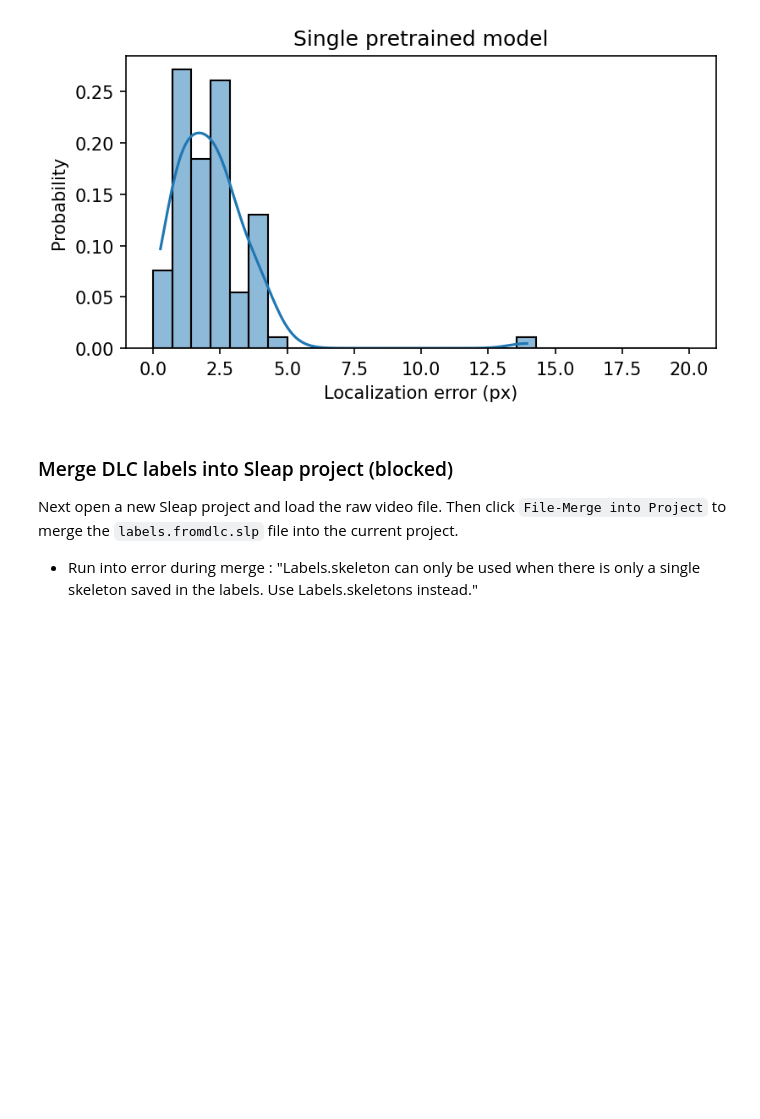
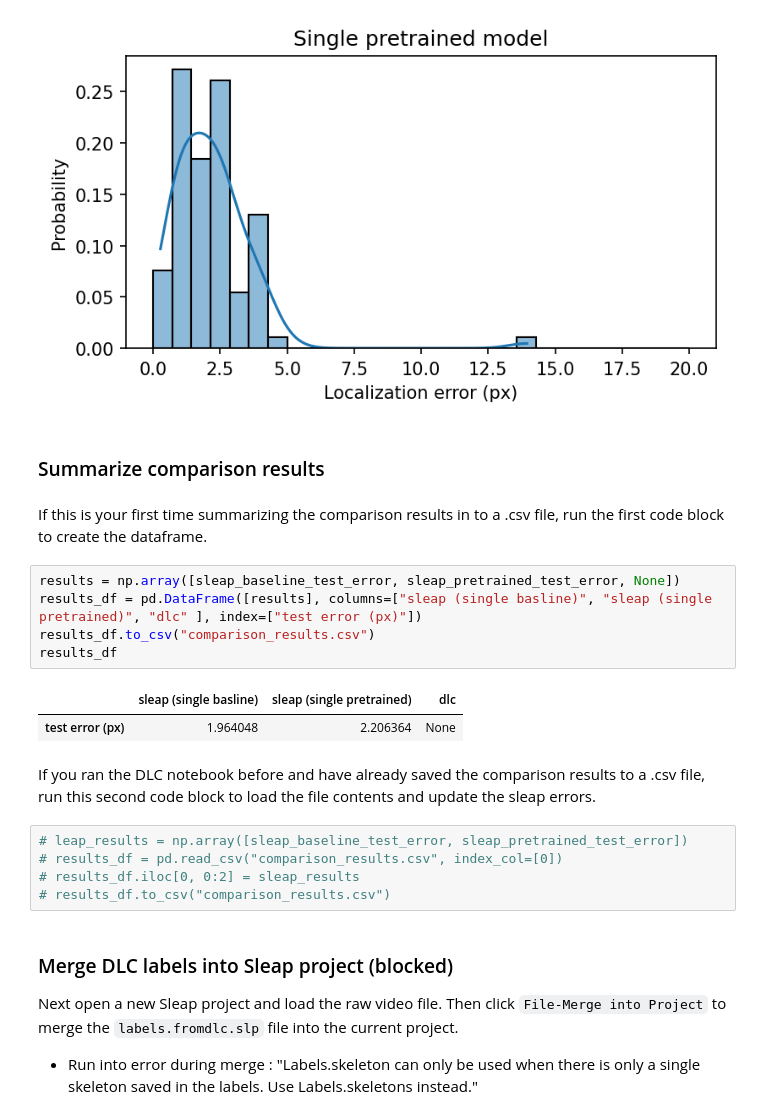
Before and after one commit to Louise-X10/Cloud-Pose-Estimation, a Jupyter notebook: Compare_Sleap.ipynb, the cells around one changed output. Cells and saved outputs as stored; diff of their text form; blank space fills up the shorter version.

```diff
--- a/Compare_Sleap.ipynb
+++ b/Compare_Sleap.ipynb
@@ -446,6 +453,25 @@ plt.title("Single pretrained model")
 plt.show()
 # %% [output]
 [figure]
+# %% [markdown]
+### Summarize comparison results
+# %% [markdown]
+If this is your first time summarizing the comparison results in to a .csv file, run the first code block to create the dataframe.
+# %%
+results = np.array([sleap_baseline_test_error, sleap_pretrained_test_error, None])
+results_df = pd.DataFrame([results], columns=["sleap (single basline)", "sleap (single pretrained)", "dlc" ], index=["test error (px)"])
+results_df.to_csv("comparison_results.csv")
+results_df
+# %% [output]
+|  | sleap (single basline) | sleap (single pretrained) | dlc |
+| test error (px) | 1.964048 | 2.206364 | None |
+# %% [markdown]
+If you ran the DLC notebook before and have already saved the comparison results to a .csv file, run this second code block to load the file contents and update the sleap errors.
+# %%
+# leap_results = np.array([sleap_baseline_test_error, sleap_pretrained_test_error])
+# results_df = pd.read_csv("comparison_results.csv", index_col=[0])
+# results_df.iloc[0, 0:2] = sleap_results
+# results_df.to_csv("comparison_results.csv")
 # %% [markdown]
 ### Merge DLC labels into Sleap project (blocked)
 
```
Also changed, not shown: parts of 10 cells of this notebook, 1 other file.
